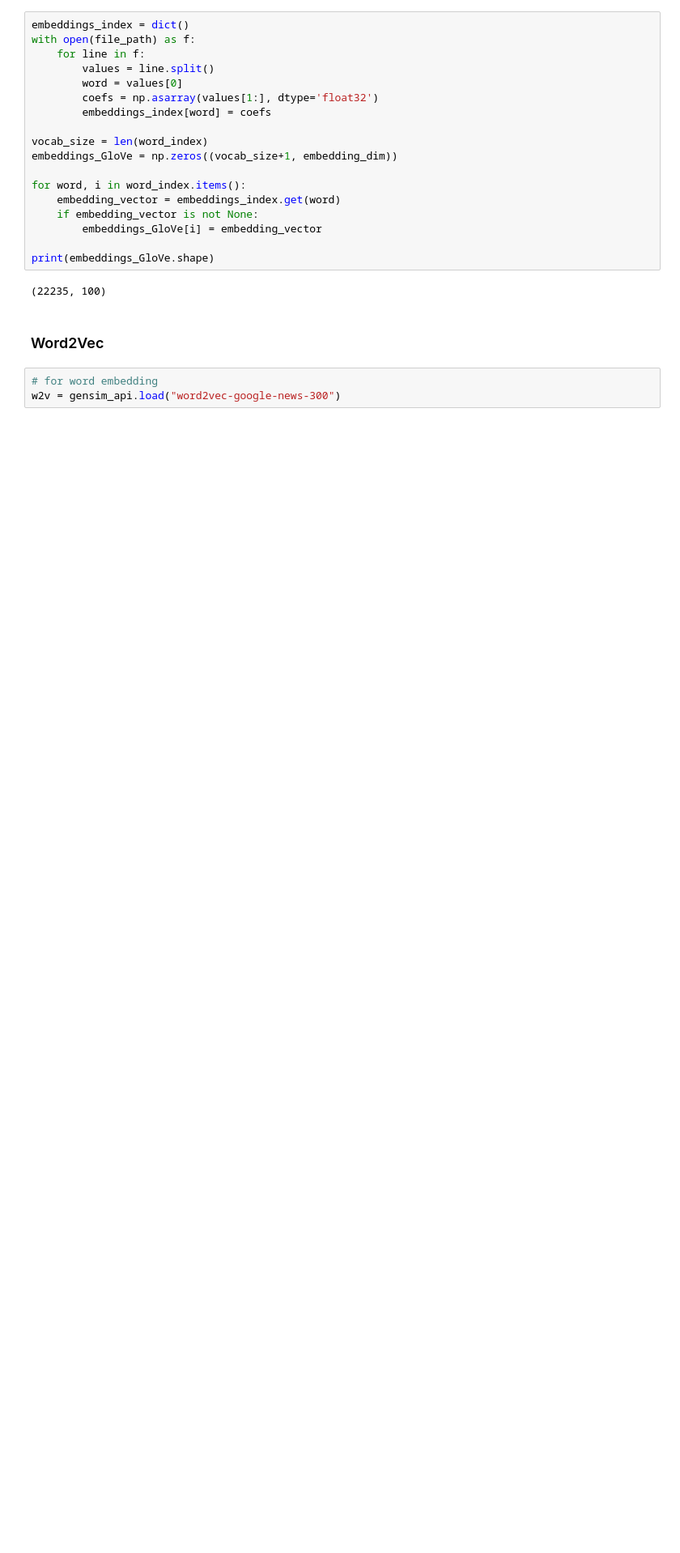
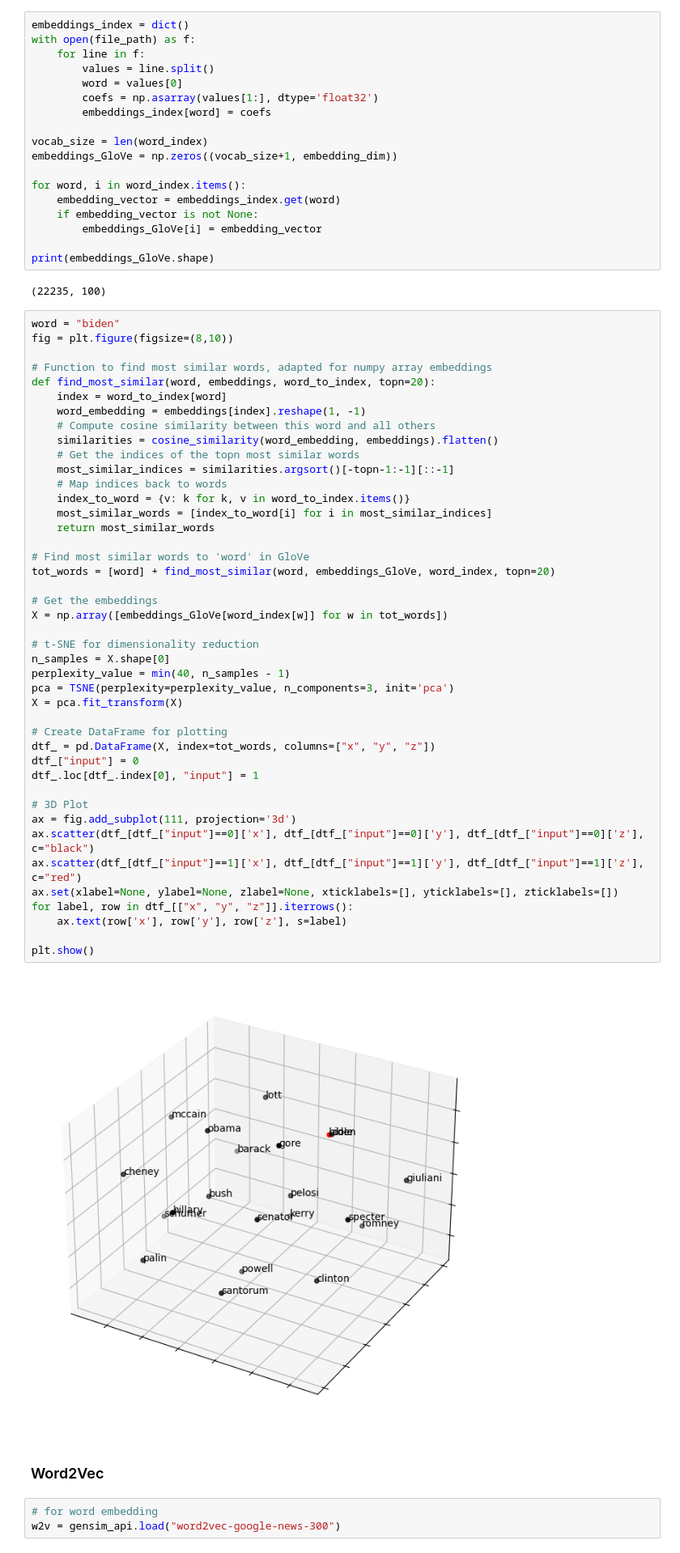
Before and after one commit to TeodorRusKvi/Text-analysis-and-lingustics, a Jupyter notebook: git_NLP_Notebooks/exam_LSTM_processing.ipynb, the cells around one changed output. Shown at 81% size. Cells and saved outputs as stored; diff of their text form; blank space fills up the shorter version.

```diff
--- a/git_NLP_Notebooks/exam_LSTM_processing.ipynb
+++ b/git_NLP_Notebooks/exam_LSTM_processing.ipynb
@@ -185,6 +206,51 @@ for word, i in word_index.items():
 print(embeddings_GloVe.shape)
 # %% [output]
 (22235, 100)
+# %%
+word = "biden"
+fig = plt.figure(figsize=(8,10))
+
+# Function to find most similar words, adapted for numpy array embeddings
+def find_most_similar(word, embeddings, word_to_index, topn=20):
+    index = word_to_index[word]
+    word_embedding = embeddings[index].reshape(1, -1)
+    # Compute cosine similarity between this word and all others
+    similarities = cosine_similarity(word_embedding, embeddings).flatten()
+    # Get the indices of the topn most similar words
+    most_similar_indices = similarities.argsort()[-topn-1:-1][::-1]
+    # Map indices back to words
+    index_to_word = {v: k for k, v in word_to_index.items()}
+    most_similar_words = [index_to_word[i] for i in most_similar_indices]
+    return most_similar_words
+
+# Find most similar words to 'word' in GloVe
+tot_words = [word] + find_most_similar(word, embeddings_GloVe, word_index, topn=20)
+
+# Get the embeddings
+X = np.array([embeddings_GloVe[word_index[w]] for w in tot_words])
+
+# t-SNE for dimensionality reduction
+n_samples = X.shape[0]
+perplexity_value = min(40, n_samples - 1)
+pca = TSNE(perplexity=perplexity_value, n_components=3, init='pca')
+X = pca.fit_transform(X)
+
+# Create DataFrame for plotting
+dtf_ = pd.DataFrame(X, index=tot_words, columns=["x", "y", "z"])
+dtf_["input"] = 0
+dtf_.loc[dtf_.index[0], "input"] = 1
+
+# 3D Plot
+ax = fig.add_subplot(111, projection='3d')
+ax.scatter(dtf_[dtf_["input"]==0]['x'], dtf_[dtf_["input"]==0]['y'], dtf_[dtf_["input"]==0]['z'], c="black")
+ax.scatter(dtf_[dtf_["input"]==1]['x'], dtf_[dtf_["input"]==1]['y'], dtf_[dtf_["input"]==1]['z'], c="red")
+ax.set(xlabel=None, ylabel=None, zlabel=None, xticklabels=[], yticklabels=[], zticklabels=[])
+for label, row in dtf_[["x", "y", "z"]].iterrows():
+    ax.text(row['x'], row['y'], row['z'], s=label)
+
+plt.show()
+# %% [output]
+[figure, added]
 # %% [markdown]
 ### Word2Vec
 # %%
```
Also changed, not shown: parts of 13 cells of this notebook, 2 other files.
